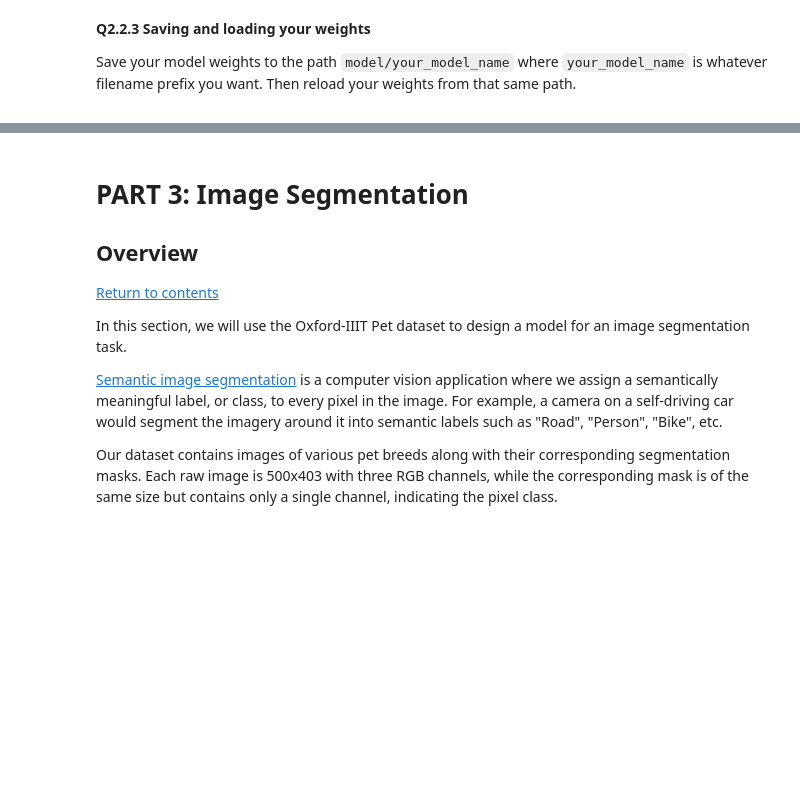
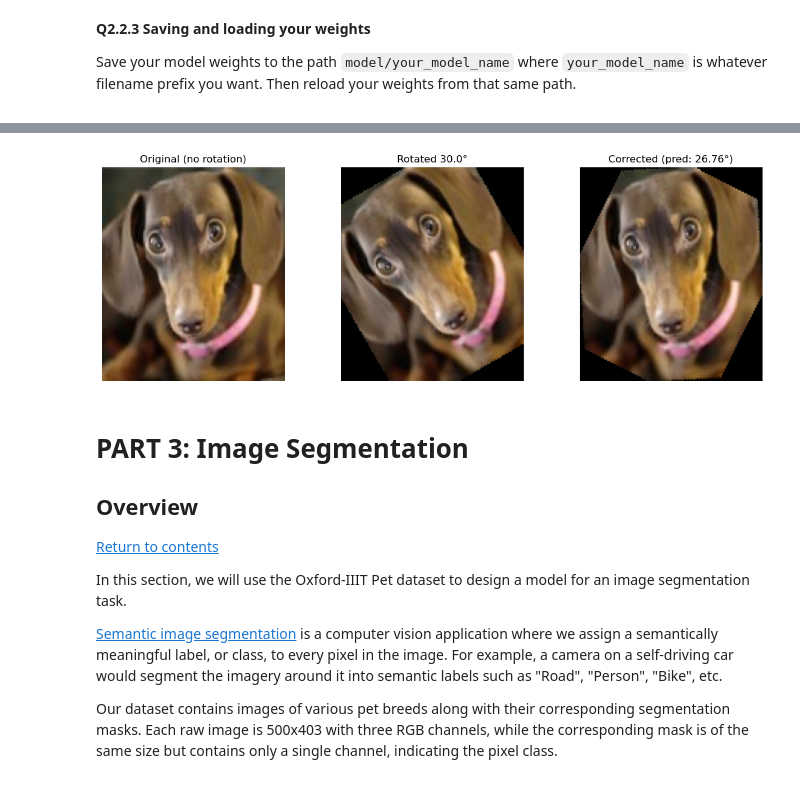
Before and after one commit to fiidalgo/ac209b, a Jupyter notebook: hw/cs1090b_hw3/cs1090b_hw3.ipynb, the cells around one changed output, grey strips where cells are left out. Saved outputs shown, nothing was run; the diff lists cells and outputs as text; code cells hidden in the pictures; blank space fills up the shorter version.

```diff
--- a/hw/cs1090b_hw3/cs1090b_hw3.ipynb
+++ b/hw/cs1090b_hw3/cs1090b_hw3.ipynb
@@ -715,0 +831,34 @@ Find an image or image(s) (not from the provided test/training sets), or make yo
+# %%
+# your code here
+# Load, resize, normalize
+img_path = "./data/dachshund.jpg"
+img_raw = Image.open(img_path).resize((120, 140))
+img = tf.cast(tf.keras.preprocessing.image.img_to_array(img_raw), tf.float32)/255.0
+
+# rotate by 30 degrees
+angle_to_apply = 30.0
+rot_img = rot_resize(img, angle_to_apply)
+
+# predict rotation using my model
+rot_img_batch = tf.expand_dims(rot_img, axis=0)
+pred_deg = model.predict(rot_img_batch)[0][0]
+
+# Undo predicted rotation
+corrected_img = rot_resize(rot_img, -pred_deg)
+
+# Show them all side-by-side
+fig, axes = plt.subplots(1, 3, figsize=(12,4))
+axes[0].imshow(img)
+axes[0].set_title("Original (no rotation)")
+axes[0].axis('off')
+
+axes[1].imshow(rot_img)
+axes[1].set_title(f"Rotated {angle_to_apply}°")
+axes[1].axis('off')
+
+axes[2].imshow(corrected_img)
+axes[2].set_title(f"Corrected (pred: {pred_deg:.2f}°)")
+axes[2].axis('off')
+
+plt.tight_layout()
+# %% [output]
@@ -716,3 +866,4 @@ Find an image or image(s) (not from the provided test/training sets), or make yo
+[figure, added]
 # %% [markdown]
 <a id="part3"></a>
 
```
Also changed, not shown: parts of 40 cells of this notebook.
